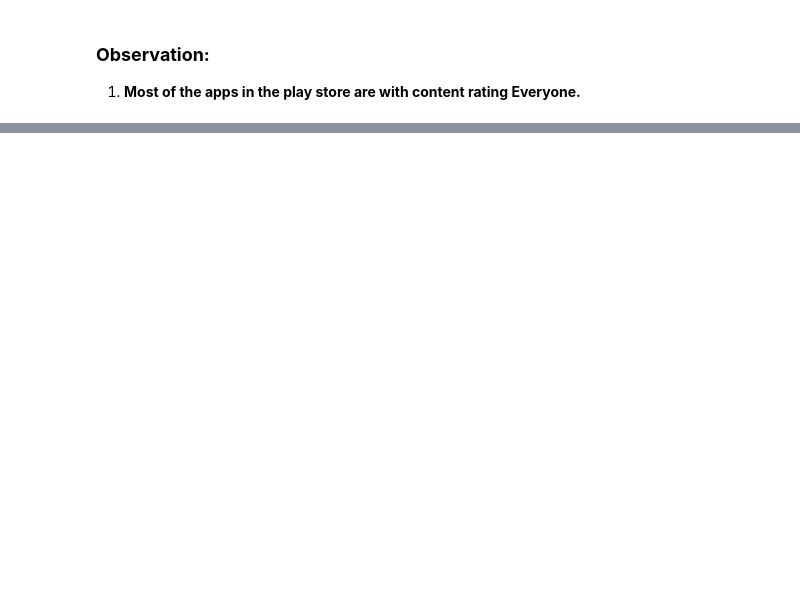
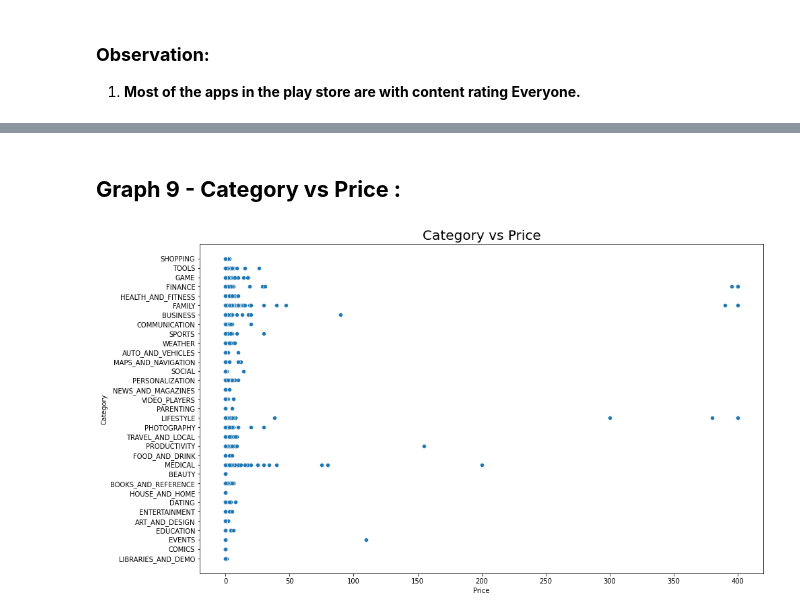
Before and after one commit to harkpun/Google-Play-Store-Analysis, a Jupyter notebook: Play_Store_Analysis.ipynb, the cells around one changed output, grey strips where cells are left out. Saved outputs shown, nothing was run; the diff lists cells and outputs as text; code cells hidden in the pictures; blank space fills up the shorter version.

```diff
--- a/Play_Store_Analysis.ipynb
+++ b/Play_Store_Analysis.ipynb
@@ -660,0 +677,10 @@ plt.show()
+# %% [markdown]
+## **Graph 9 - Category vs Price :**
+# %%
+plt.figure(figsize=(15,9))
+plt.title("Category vs Price", size=20)
+
+sns.scatterplot(y = "Category", x = "Price", data = ps_df)
+plt.show()
+# %% [output]
+[figure, added]
```
Also changed, not shown: parts of 33 cells of this notebook.
